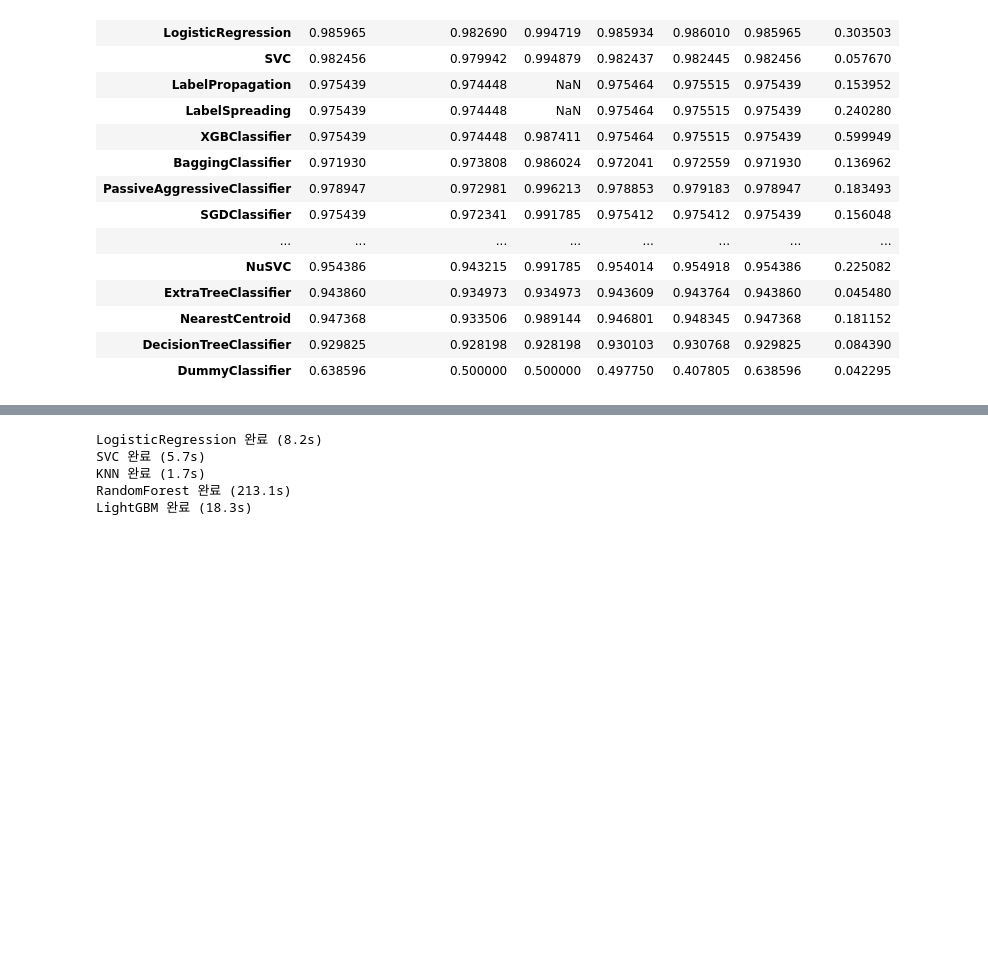
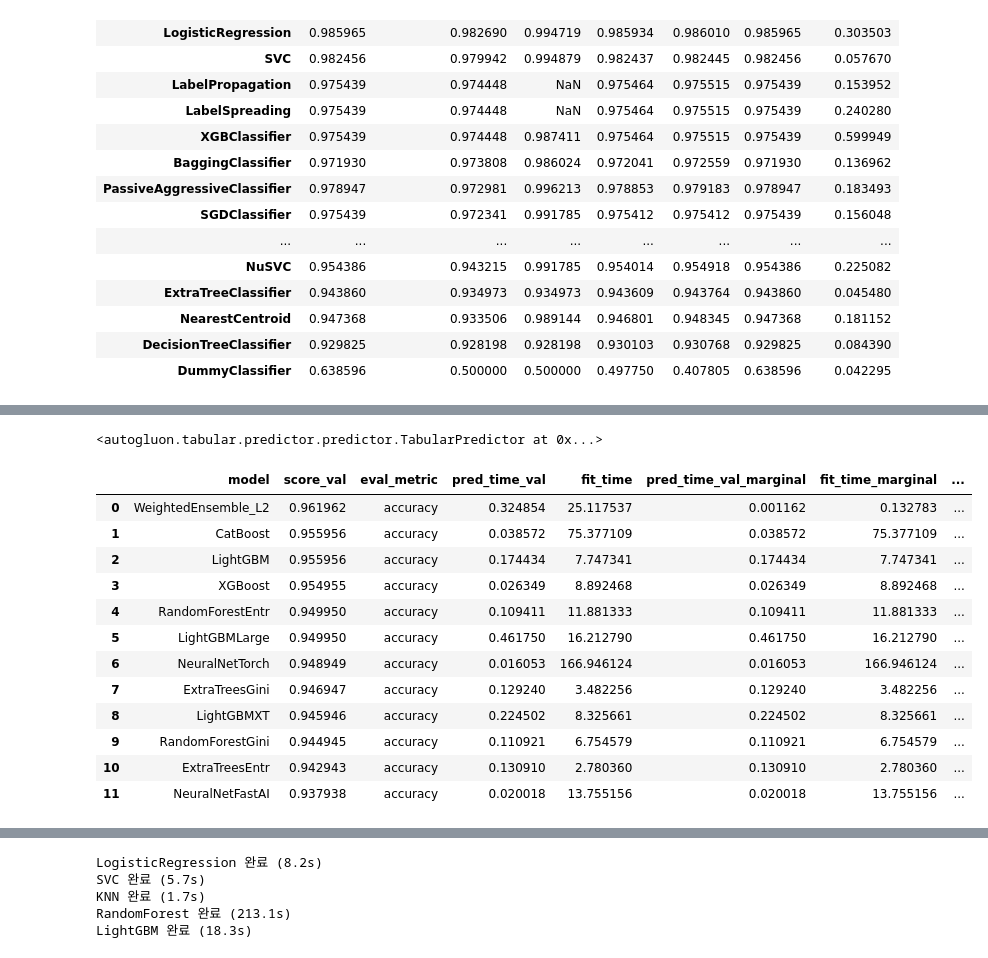
Before and after one commit to ancestor9/Scikit-learn-model-selection-evaluation, a Jupyter notebook: practices/Nocode_tools.ipynb, the cells around one changed output, grey strips where cells are left out. Cells and saved outputs as stored; diff of their text form; code cells hidden in the pictures; blank space fills up the shorter version.

```diff
--- a/practices/Nocode_tools.ipynb
+++ b/practices/Nocode_tools.ipynb
@@ -300,0 +377,21 @@ models
+# %%
+predictor
+# %% [output]
+<autogluon.tabular.predictor.predictor.TabularPredictor at 0x...>
+# %%
+# 학습 데이터 검증 점수 기준 리더보드
+predictor.leaderboard()
+# %% [output]
+|  | model | score_val | eval_metric | pred_time_val | fit_time | pred_time_val_marginal | fit_time_marginal | ... |
+| 0 | WeightedEnsemble_L2 | 0.961962 | accuracy | 0.324854 | 25.117537 | 0.001162 | 0.132783 | ... |
+| 1 | CatBoost | 0.955956 | accuracy | 0.038572 | 75.377109 | 0.038572 | 75.377109 | ... |
+| 2 | LightGBM | 0.955956 | accuracy | 0.174434 | 7.747341 | 0.174434 | 7.747341 | ... |
+| 3 | XGBoost | 0.954955 | accuracy | 0.026349 | 8.892468 | 0.026349 | 8.892468 | ... |
+| 4 | RandomForestEntr | 0.949950 | accuracy | 0.109411 | 11.881333 | 0.109411 | 11.881333 | ... |
+| 5 | LightGBMLarge | 0.949950 | accuracy | 0.461750 | 16.212790 | 0.461750 | 16.212790 | ... |
+| 6 | NeuralNetTorch | 0.948949 | accuracy | 0.016053 | 166.946124 | 0.016053 | 166.946124 | ... |
+| 7 | ExtraTreesGini | 0.946947 | accuracy | 0.129240 | 3.482256 | 0.129240 | 3.482256 | ... |
+| 8 | LightGBMXT | 0.945946 | accuracy | 0.224502 | 8.325661 | 0.224502 | 8.325661 | ... |
+| 9 | RandomForestGini | 0.944945 | accuracy | 0.110921 | 6.754579 | 0.110921 | 6.754579 | ... |
+| 10 | ExtraTreesEntr | 0.942943 | accuracy | 0.130910 | 2.780360 | 0.130910 | 2.780360 | ... |
+| 11 | NeuralNetFastAI | 0.937938 | accuracy | 0.020018 | 13.755156 | 0.020018 | 13.755156 | ... |
```
Also changed, not shown: parts of 14 cells of this notebook.
